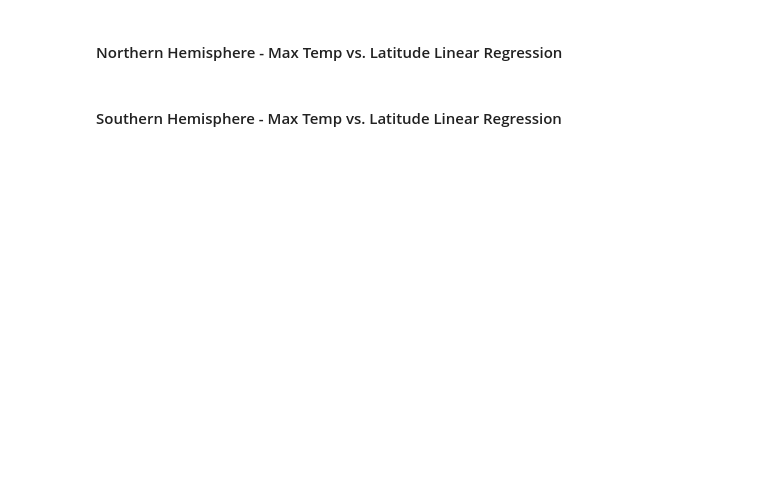
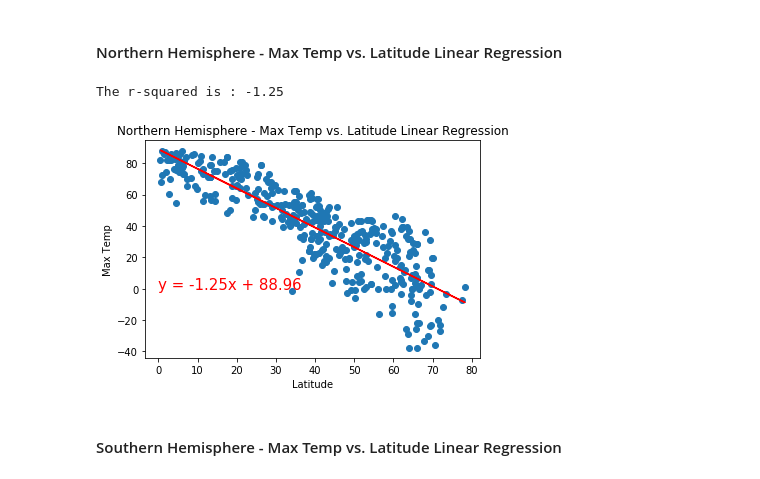
Before and after one commit to sruelle/python-api-challenge, a Jupyter notebook: starter_code/WeatherPy.ipynb, the cells around one changed output. Cells and saved outputs as stored; diff of their text form; code cells hidden in the pictures; blank space fills up the shorter version.

```diff
--- a/starter_code/WeatherPy.ipynb
+++ b/starter_code/WeatherPy.ipynb
@@ -331,6 +327,39 @@ The r-squared is: -0.8007240052438431
 # %%
 # Create Northern and Southern Hemisphere DataFrames
+south_df = weather_dataframe[weather_dataframe["Lat"] < 0]
+north_df = weather_dataframe[weather_dataframe["Lat"] >= 0]
 # %% [markdown]
 ####  Northern Hemisphere - Max Temp vs. Latitude Linear Regression
+# %%
+def linear_agression(x,y):
+    print(f'The r-squared is : {round(linregress(x, y)[0],2)}')
+    (slope, intercept, rvalue, pvalue, stderr) = linregress(x, y)
+    regress_values = x * slope + intercept
+    line_eq = 'y = ' + str(round(slope,2)) + 'x + ' + str(round(intercept,2))
+    plt.scatter(x, y)
+    plt.plot(x,regress_values,'r-')
+    return line_eq
+
+# Define a fuction for annotating
+def annotate(line_eq, a, b):
+    plt.annotate(line_eq,(a,b),fontsize=15,color='red')
+
+
+
+# Call an function #1
+equation = linear_agression(north_df['Lat'], north_df['Max Temp'])
+# Call an function #2
+annotate(equation, 0, 0)
+# Set a title
+plt.title('Northern Hemisphere - Max Temp vs. Latitude Linear Regression')
+# Set xlabel
+plt.xlabel('Latitude')
+# Set ylabel
+plt.ylabel('Max Temp')
+# Save the figure
+plt.savefig('Northern Hemisphere - Max Temp vs. Latitude Linear Regression.png')
+# %% [output]
+The r-squared is : -1.25
+[figure, added]
 # %% [markdown]
 ####  Southern Hemisphere - Max Temp vs. Latitude Linear Regression
```
Also changed, not shown: parts of 23 cells of this notebook, 11 other files.
